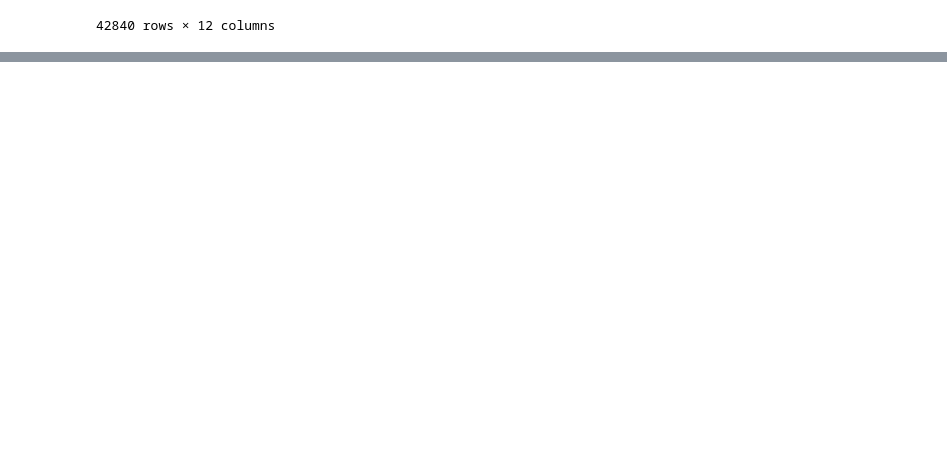
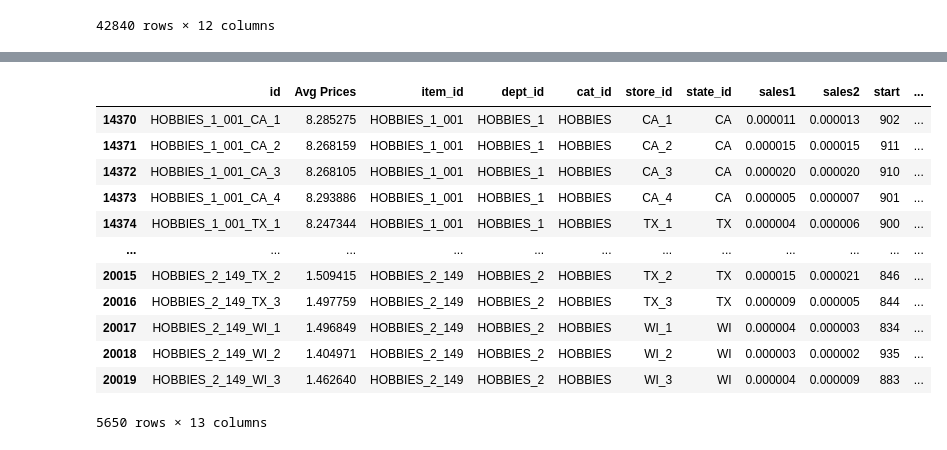
Before and after one commit to beckyydo/Project-2, a Jupyter notebook: Resources/Table2.ipynb, the cells around one changed output, grey strips where cells are left out. Cells and saved outputs as stored; diff of their text form; code cells hidden in the pictures; blank space fills up the shorter version.

```diff
--- a/Resources/Table2.ipynb
+++ b/Resources/Table2.ipynb
@@ -234,0 +241,18 @@ cat_sum
+# %%
+Hobbies=merged_df.loc[merged_df["cat_id"]=="HOBBIES"]
+
+Hobbies
+# %% [output]
+|  | id | Avg Prices | item_id | dept_id | cat_id | store_id | state_id | sales1 | sales2 | start | ... |
+| 14370 | HOBBIES_1_001_CA_1 | 8.285275 | HOBBIES_1_001 | HOBBIES_1 | HOBBIES | CA_1 | CA | 0.000011 | 0.000013 | 902 | ... |
+| 14371 | HOBBIES_1_001_CA_2 | 8.268159 | HOBBIES_1_001 | HOBBIES_1 | HOBBIES | CA_2 | CA | 0.000015 | 0.000015 | 911 | ... |
+| 14372 | HOBBIES_1_001_CA_3 | 8.268105 | HOBBIES_1_001 | HOBBIES_1 | HOBBIES | CA_3 | CA | 0.000020 | 0.000020 | 910 | ... |
+| 14373 | HOBBIES_1_001_CA_4 | 8.293886 | HOBBIES_1_001 | HOBBIES_1 | HOBBIES | CA_4 | CA | 0.000005 | 0.000007 | 901 | ... |
+| 14374 | HOBBIES_1_001_TX_1 | 8.247344 | HOBBIES_1_001 | HOBBIES_1 | HOBBIES | TX_1 | TX | 0.000004 | 0.000006 | 900 | ... |
+| ... | ... | ... | ... | ... | ... | ... | ... | ... | ... | ... | ... |
+| 20015 | HOBBIES_2_149_TX_2 | 1.509415 | HOBBIES_2_149 | HOBBIES_2 | HOBBIES | TX_2 | TX | 0.000015 | 0.000021 | 846 | ... |
+| 20016 | HOBBIES_2_149_TX_3 | 1.497759 | HOBBIES_2_149 | HOBBIES_2 | HOBBIES | TX_3 | TX | 0.000009 | 0.000005 | 844 | ... |
+| 20017 | HOBBIES_2_149_WI_1 | 1.496849 | HOBBIES_2_149 | HOBBIES_2 | HOBBIES | WI_1 | WI | 0.000004 | 0.000003 | 834 | ... |
+| 20018 | HOBBIES_2_149_WI_2 | 1.404971 | HOBBIES_2_149 | HOBBIES_2 | HOBBIES | WI_2 | WI | 0.000003 | 0.000002 | 935 | ... |
+| 20019 | HOBBIES_2_149_WI_3 | 1.462640 | HOBBIES_2_149 | HOBBIES_2 | HOBBIES | WI_3 | WI | 0.000004 | 0.000009 | 883 | ... |
+5650 rows × 13 columns
```
Also changed, not shown: parts of 5 cells of this notebook.
